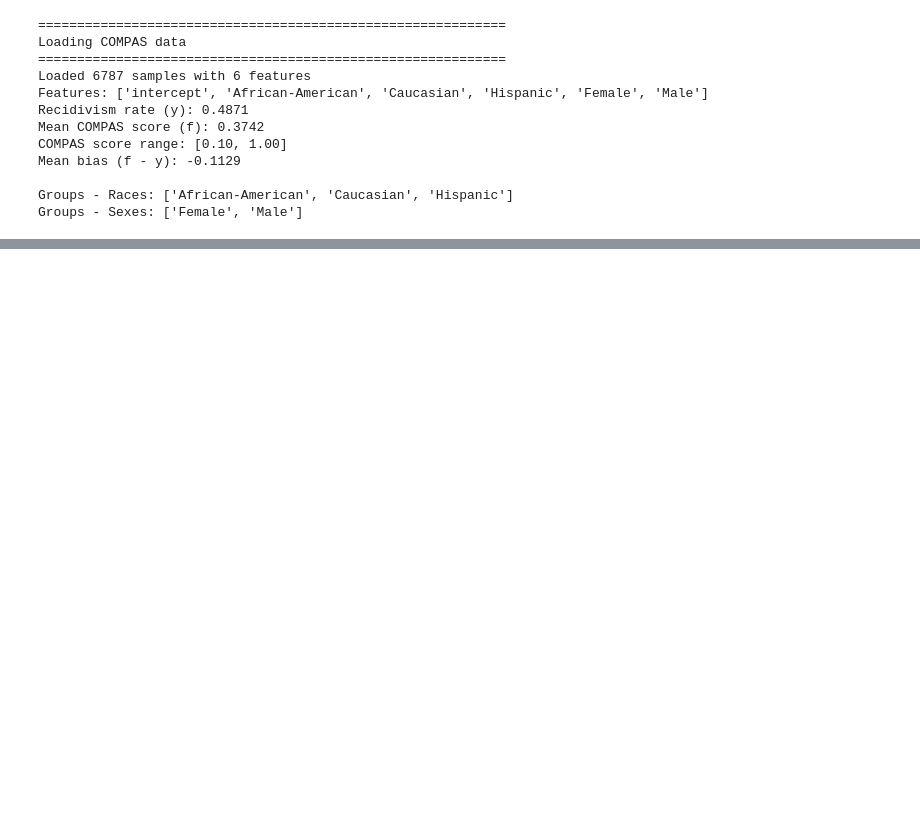
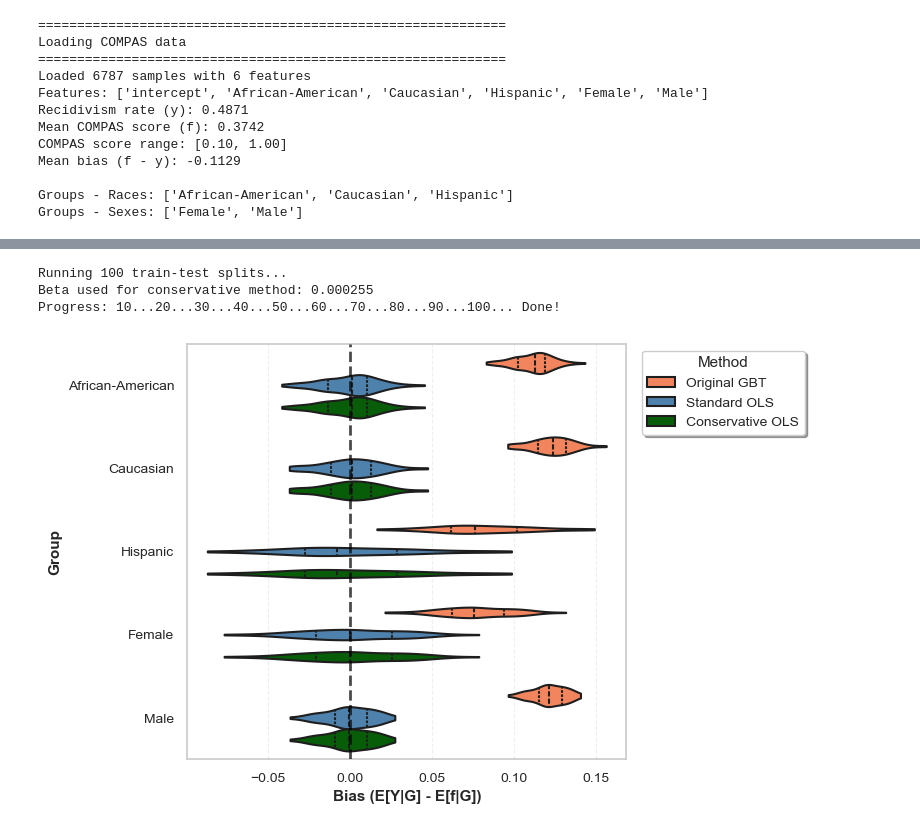
Before and after one commit to aangelopoulos/nonmonotonic-crc, a Jupyter notebook: compas_multigroup_debias/debias.ipynb, the cells around one changed output, grey strips where cells are left out. Drawn from its saved outputs; the diff is of its cells as text; code cells hidden in the pictures; blank space fills up the shorter version.

```diff
--- a/compas_multigroup_debias/debias.ipynb
+++ b/compas_multigroup_debias/debias.ipynb
@@ -583,0 +128,69 @@ Caucasian            Original GBT         +0.122965   0.013541   0.122965
+# %%
+# Run train-test splits and collect per-group bias results
+results = run_train_test_splits(
+    X, y, f, races, sexes, order_races, order_sexes, beta_hat,
+    n_splits=100, test_size=0.3, lam=0.01, verbose=True
+)
+
+# Convert results to DataFrame for plotting
+df_plot = results_to_dataframe(results, order_races, order_sexes)
+all_groups = order_races + order_sexes
+
+# Set up seaborn style
+sns.set_style("whitegrid")
+sns.set_context("notebook", font_scale=1.1)
+
+# Create color palette (matching ImageNet experiments)
+colors = {
+    'Original GBT': 'coral',
+    'Standard OLS': 'steelblue',
+    'Conservative OLS': 'darkgreen'
+}
+
+# Create single violin plot (compressed vertically for paper)
+fig, ax = plt.subplots(1, 1, figsize=(8, 5))
+
+# Define order for methods
+method_order = ['Original GBT', 'Standard OLS', 'Conservative OLS']
+
+# Create violin plot
+sns.violinplot(
+    data=df_plot,
+    x='Bias',
+    y='Group',
+    hue='Method',
+    order=all_groups,
+    hue_order=method_order,
+    palette=colors,
+    orient='h',
+    ax=ax,
+    inner='quartile',
+    linewidth=1.5,
+    saturation=0.85,
+    cut=0
+)
+
+# Add zero line
+ax.axvline(x=0, color='black', linestyle='--', linewidth=2, alpha=0.7, zorder=10)
+
+# Styling
+ax.set_xlabel('Bias (E[Y|G] - E[f|G])', fontsize=11, fontweight='semibold')
+ax.set_ylabel('Group', fontsize=11, fontweight='semibold')
+ax.tick_params(axis='both', labelsize=10)
+ax.grid(axis='x', alpha=0.3, linestyle='--', linewidth=0.8)
+
+# Move legend outside the plot
+ax.legend(title='Method', fontsize=10, title_fontsize=11,
+         bbox_to_anchor=(1.02, 1), loc='upper left',
+         frameon=True, fancybox=True, shadow=True)
+
+plt.tight_layout()
+plt.show()
+
+# Print summary statistics
+print_summary_statistics(results, order_races, order_sexes)
+# %% [output]
+Running 100 train-test splits...
+Beta used for conservative method: 0.000255
+Progress: 10...20...30...40...50...60...70...80...90...100... Done!
+[figure, added]
```
Also changed, not shown: parts of 5 cells of this notebook, 5 other files.
